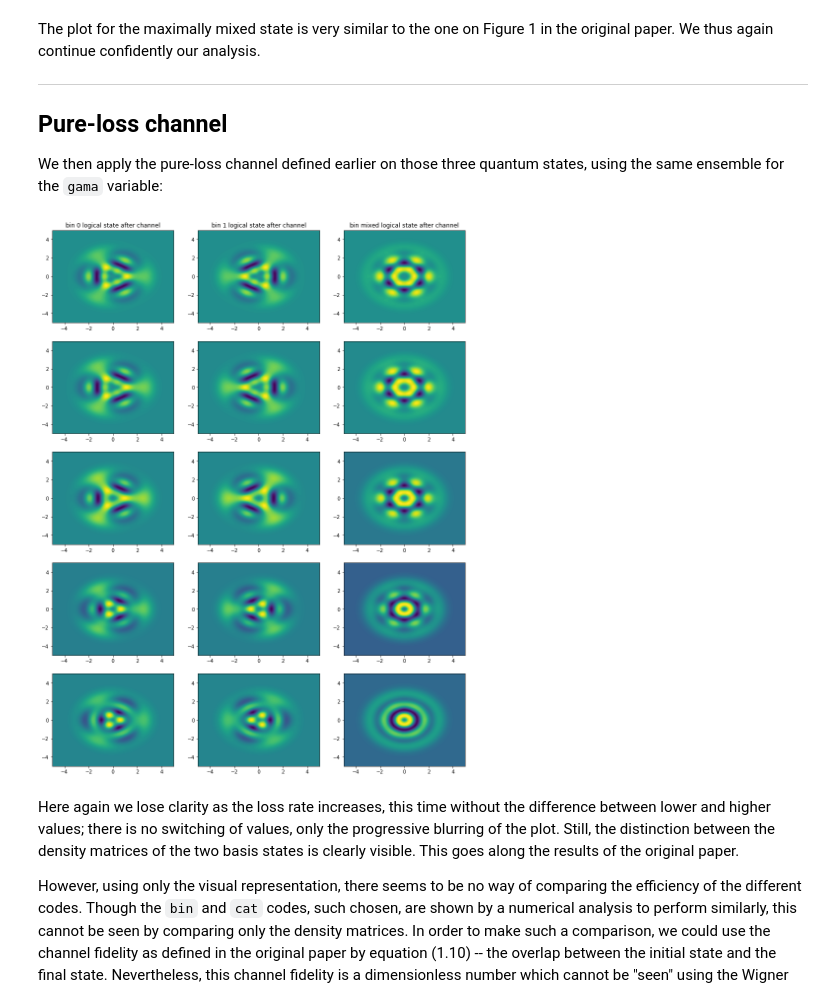
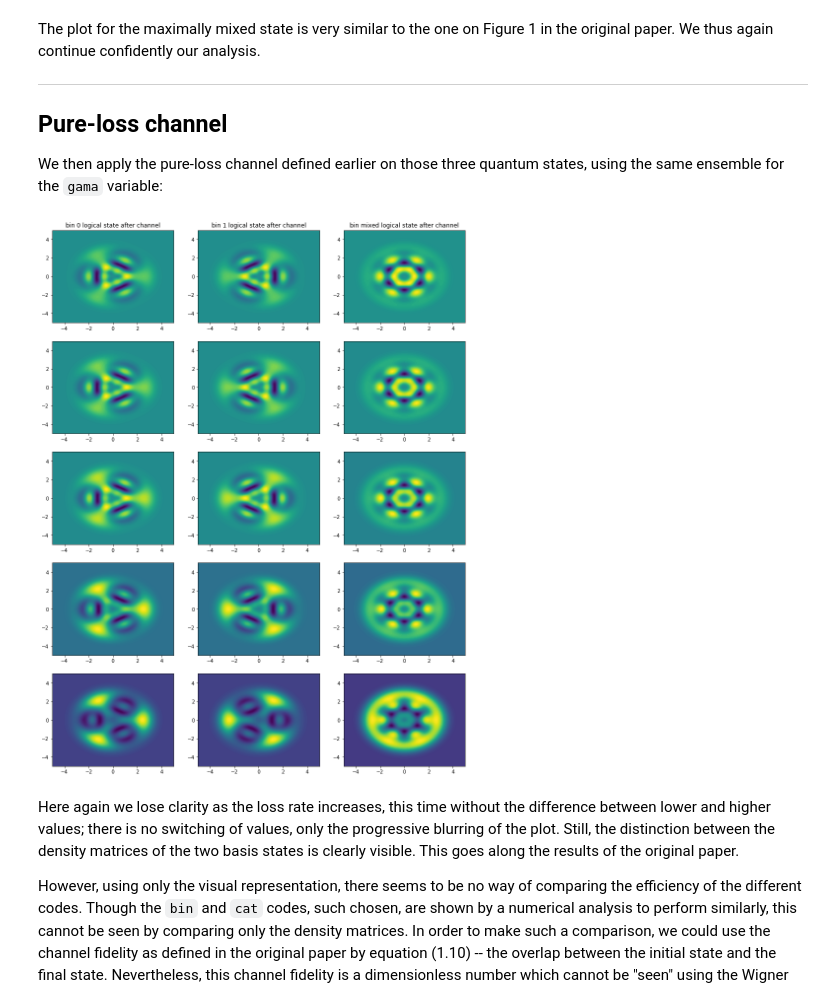
Before and after one commit to kinnian/PRIM, a Jupyter notebook: Bosonic_codes_in_a_pure-loss_channel.ipynb, the cells around one changed output. Saved outputs shown, nothing was run; the diff lists cells and outputs as text; code cells hidden in the pictures.

```diff
--- a/Bosonic_codes_in_a_pure-loss_channel.ipynb
+++ b/Bosonic_codes_in_a_pure-loss_channel.ipynb
@@ -55,5 +67,10 @@ Then, we can fully describe the effect of the channel on the density matrix of a
 # %%
 def channel(dens, N, gama):
     l = Qobj()
-    l = E_0(N,gama)*dens*E_0(N,gama).dag() + E_1(N,gama)*dens*E_1(N,gama).dag()
+    l = E_0(N,gama)*dens*E_0(N,gama).dag() + E_1(N,gama)*dens*E_1(N,gama).dag() + E_2(N,gama)*dens*E_2(N,gama).dag()
     return l
+
+def chan(dens, N, gama):
+    l = Qobj()
+    l = sum((E_l(N, gama, k)*dens*E_l(N, gama, k).dag()) for k in range(0,150))
+    return l
@@ -82,7 +103,7 @@ def cat_L(N, alpha, mu):
         coherent(N,alpha) + coherent(N, -alpha)
         + ((-1)**mu)*(coherent(N,1J*alpha)+coherent(N,-1J*alpha))
     )/(4*np.sqrt(2*(np.cosh(alpha**2) + ((-1)**mu)*np.cos(alpha**2))))
-    return l
+    return l.unit()
 # %% [markdown]
 ## Representation of the logical states
 
@@ -129,9 +150,9 @@ lbl0 = axes[n][0].set_title("cat 0 logical state after channel")
 lbl1 = axes[n][1].set_title("cat 1 logical state after channel")
 lbl2 = axes[n][2].set_title("cat mixed logical state after channel")
 for gama in (0.01,0.05,0.1,0.2,0.31):
-    W_cat_0_C = wigner(channel(density(cat_L(20, 2, 0)), 20, gama), xvec, xvec)
-    W_cat_1_C = wigner(channel(density(cat_L(20, 2, 1)), 20, gama), xvec, xvec)
-    W_cat_m_C = wigner(channel(density(cat_mixed), 20, gama), xvec, xvec)
+    W_cat_0_C = wigner(chan(density(cat_L(20, 2, 0)), 20, gama), xvec, xvec)
+    W_cat_1_C = wigner(chan(density(cat_L(20, 2, 1)), 20, gama), xvec, xvec)
+    W_cat_m_C = wigner(chan(density(cat_mixed), 20, gama), xvec, xvec)
     cont0 = axes[n][0].contourf(xvec, xvec, W_cat_0_C, 100)
     cont1 = axes[n][1].contourf(xvec, xvec, W_cat_1_C, 100)
     cont2 = axes[n][2].contourf(xvec, xvec, W_cat_m_C, 100)
@@ -199,7 +221,7 @@ def bin_L(N, mu):
     l = Qobj()
     l = fock(N,0) + ((-1)**mu)*np.sqrt(2)*fock(N,3) + fock(N,6)
     l = 1/2*l
-    return l
+    return l.unit()
 # %% [markdown]
 ## Representation of the logical states
 
@@ -231,21 +253,21 @@ We then apply the pure-loss channel defined earlier on those three quantum state
 # %%
 xvec = np.linspace(-5,5,200)
 fig, axes = plt.subplots(5, 3, figsize=(15,20))
 n = 0
 lbl0 = axes[n][0].set_title("bin 0 logical state after channel")
 lbl1 = axes[n][1].set_title("bin 1 logical state after channel")
 lbl2 = axes[n][2].set_title("bin mixed logical state after channel")
 for gama in (0.01,0.05,0.1,0.2,0.31):
-    W_bin_0_C = wigner(channel(density(bin_L(20, 0)), 20, gama), xvec, xvec)
-    W_bin_1_C = wigner(channel(density(bin_L(20, 1)), 20, gama), xvec, xvec)
-    W_bin_m_C = wigner(channel(density(bin_mixed), 20, gama), xvec, xvec)
+    W_bin_0_C = wigner(chan(density(bin_L(20, 0)), 20, gama), xvec, xvec)
+    W_bin_1_C = wigner(chan(density(bin_L(20, 1)), 20, gama), xvec, xvec)
+    W_bin_m_C = wigner(chan(density(bin_mixed), 20, gama), xvec, xvec)
     cont0 = axes[n][0].contourf(xvec, xvec, W_bin_0_C, 100)
     cont1 = axes[n][1].contourf(xvec, xvec, W_bin_1_C, 100)
     cont1 = axes[n][2].contourf(xvec, xvec, W_bin_m_C, 100)
     n = n+1
 plt.show()
 # %% [output]
-[figure, old version]
+[figure, new version]
 # %% [markdown]
 Here again we lose clarity as the loss rate increases, this time without the difference between lower and higher values; there is no switching of values, only the progressive blurring of the plot. Still, the distinction between the density matrices of the two basis states is clearly visible. This goes along the results of the original paper.
 
```
Also changed, not shown: parts of 17 cells of this notebook, 1 other file.
